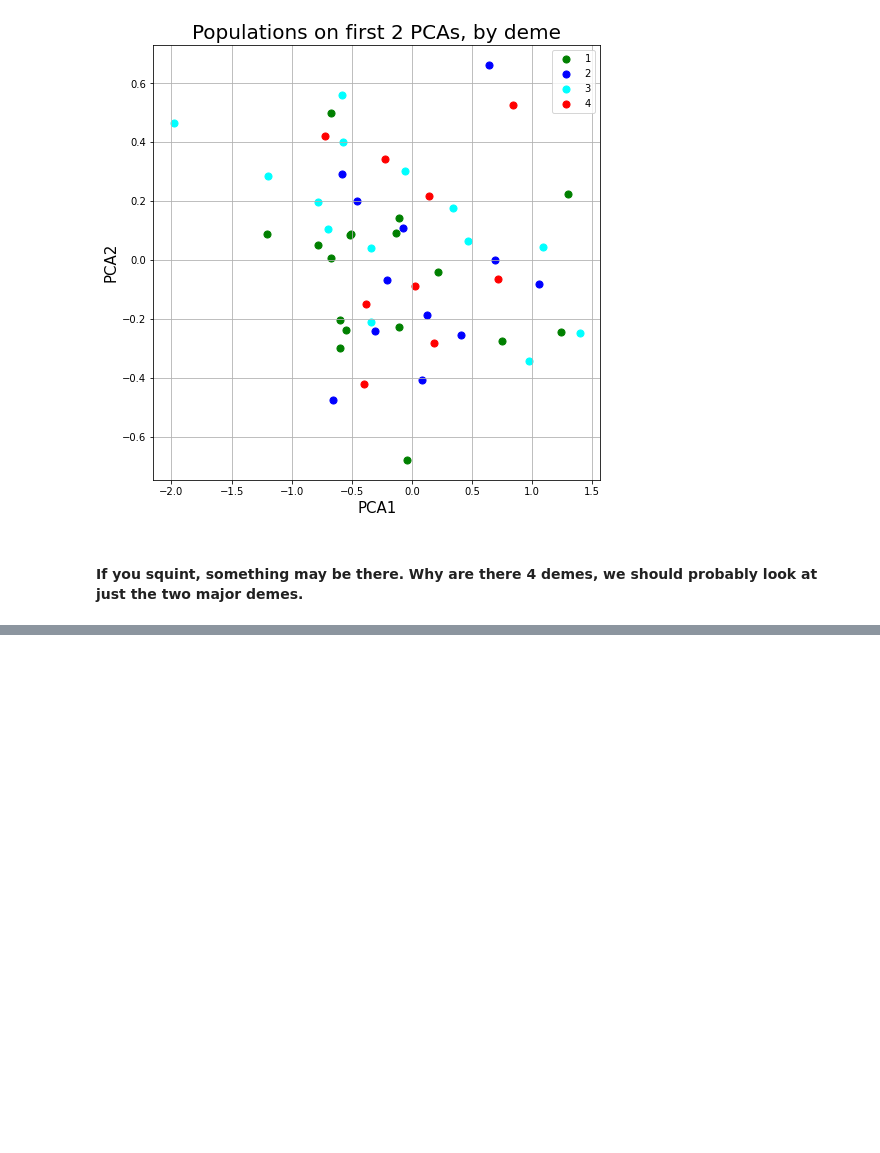
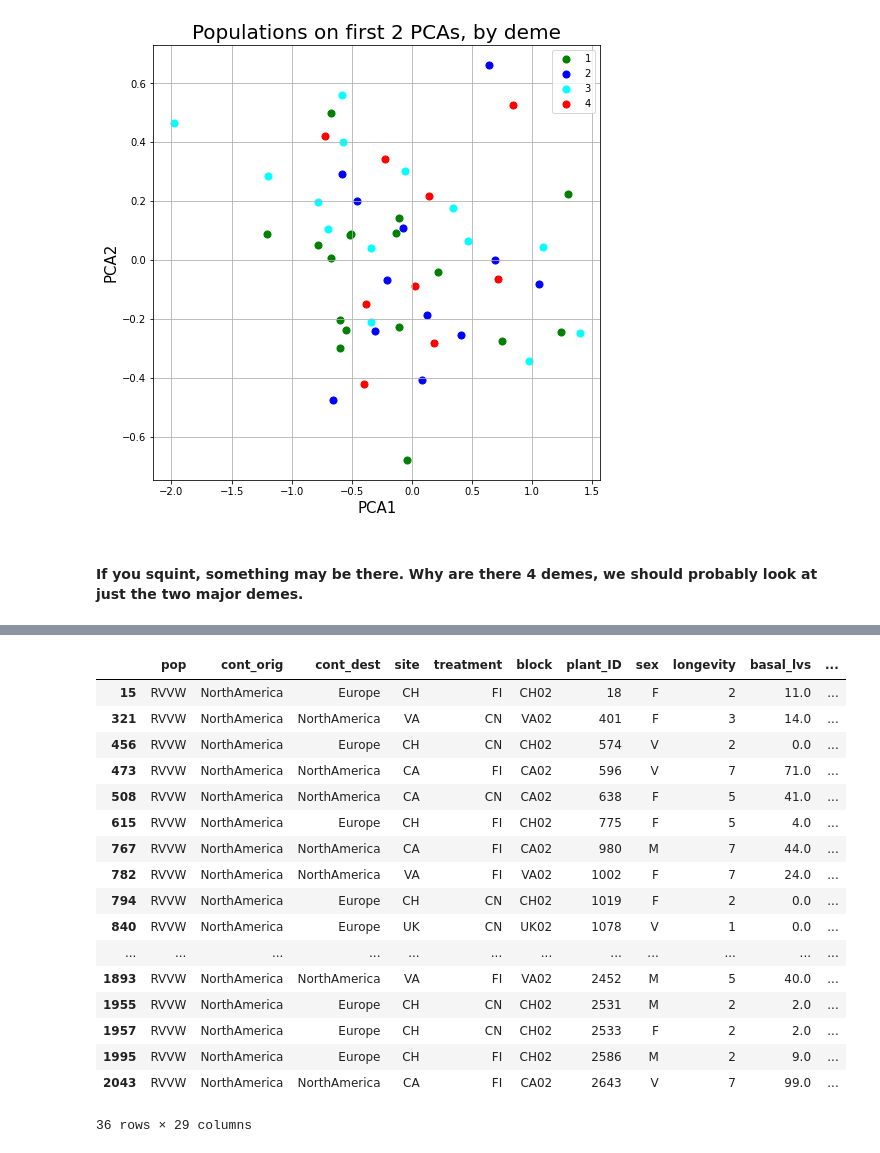
Before and after one commit to taylordouglasr/Silene-Invasive-Data, a Jupyter notebook: analysis/DT_Trait_summaries copy.ipynb, the cells around one changed output, grey strips where cells are left out. Saved outputs shown, nothing was run; the diff lists cells and outputs as text; code cells hidden in the pictures; blank space fills up the shorter version.

```diff
--- a/analysis/DT_Trait_summaries copy.ipynb
+++ b/analysis/DT_Trait_summaries copy.ipynb
@@ -306,0 +352,21 @@ ax.grid()
+# %%
+df[df['sibship'] == 46]
+# %% [output]
+|  | pop | cont_orig | cont_dest | site | treatment | block | plant_ID | sex | longevity | basal_lvs | ... |
+| 15 | RVVW | NorthAmerica | Europe | CH | FI | CH02 | 18 | F | 2 | 11.0 | ... |
+| 321 | RVVW | NorthAmerica | NorthAmerica | VA | CN | VA02 | 401 | F | 3 | 14.0 | ... |
+| 456 | RVVW | NorthAmerica | Europe | CH | CN | CH02 | 574 | V | 2 | 0.0 | ... |
+| 473 | RVVW | NorthAmerica | NorthAmerica | CA | FI | CA02 | 596 | V | 7 | 71.0 | ... |
+| 508 | RVVW | NorthAmerica | NorthAmerica | CA | CN | CA02 | 638 | F | 5 | 41.0 | ... |
+| 615 | RVVW | NorthAmerica | Europe | CH | FI | CH02 | 775 | F | 5 | 4.0 | ... |
+| 767 | RVVW | NorthAmerica | NorthAmerica | CA | FI | CA02 | 980 | M | 7 | 44.0 | ... |
+| 782 | RVVW | NorthAmerica | NorthAmerica | VA | FI | VA02 | 1002 | F | 7 | 24.0 | ... |
+| 794 | RVVW | NorthAmerica | Europe | CH | CN | CH02 | 1019 | F | 2 | 0.0 | ... |
+| 840 | RVVW | NorthAmerica | Europe | UK | CN | UK02 | 1078 | V | 1 | 0.0 | ... |
+| ... | ... | ... | ... | ... | ... | ... | ... | ... | ... | ... | ... |
+| 1893 | RVVW | NorthAmerica | NorthAmerica | VA | FI | VA02 | 2452 | M | 5 | 40.0 | ... |
+| 1955 | RVVW | NorthAmerica | Europe | CH | CN | CH02 | 2531 | M | 2 | 2.0 | ... |
+| 1957 | RVVW | NorthAmerica | Europe | CH | CN | CH02 | 2533 | F | 2 | 2.0 | ... |
+| 1995 | RVVW | NorthAmerica | Europe | CH | FI | CH02 | 2586 | M | 2 | 9.0 | ... |
+| 2043 | RVVW | NorthAmerica | NorthAmerica | CA | FI | CA02 | 2643 | V | 7 | 99.0 | ... |
+36 rows × 29 columns
```
Also changed, not shown: parts of 7 cells of this notebook.
